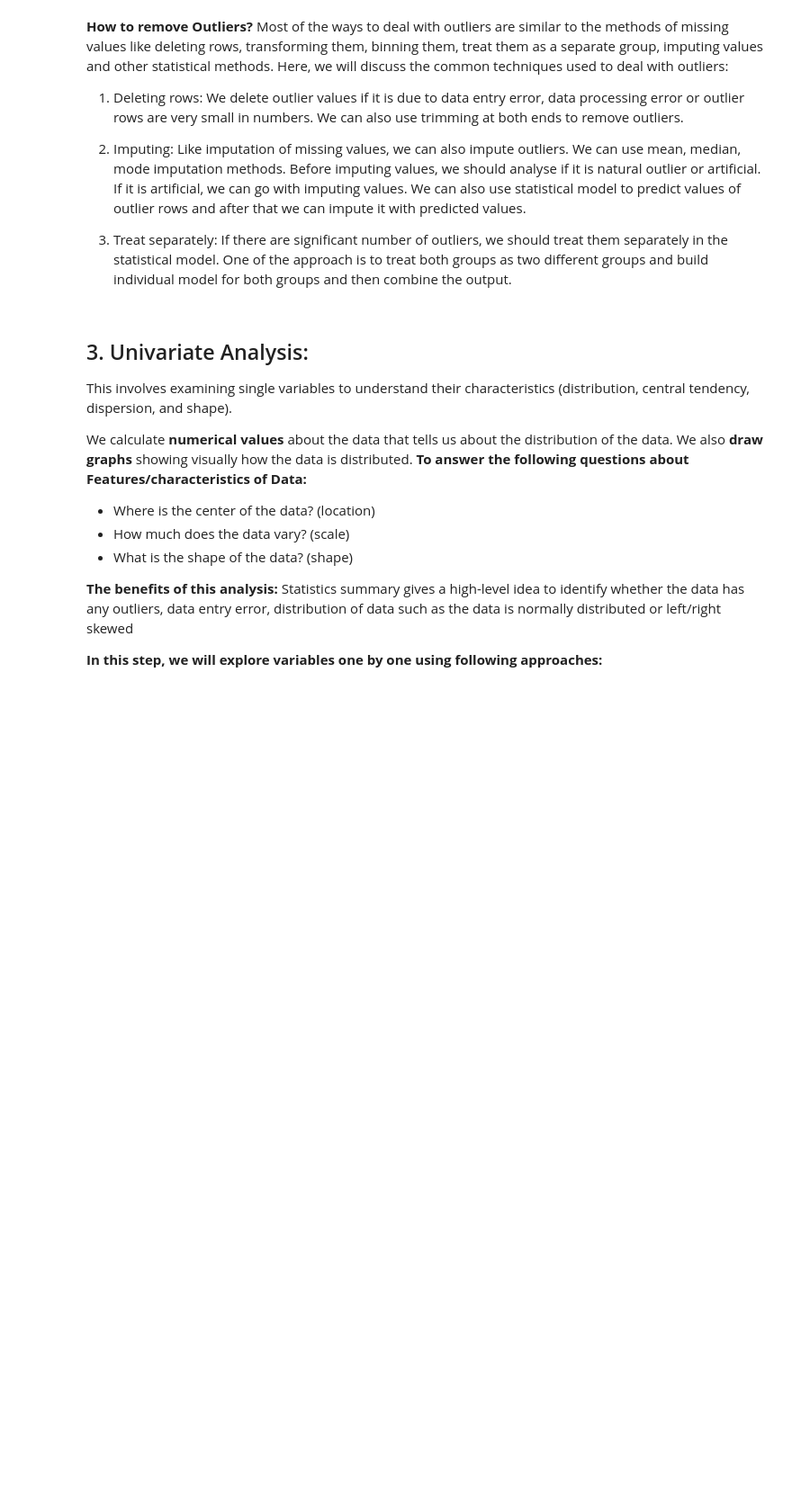
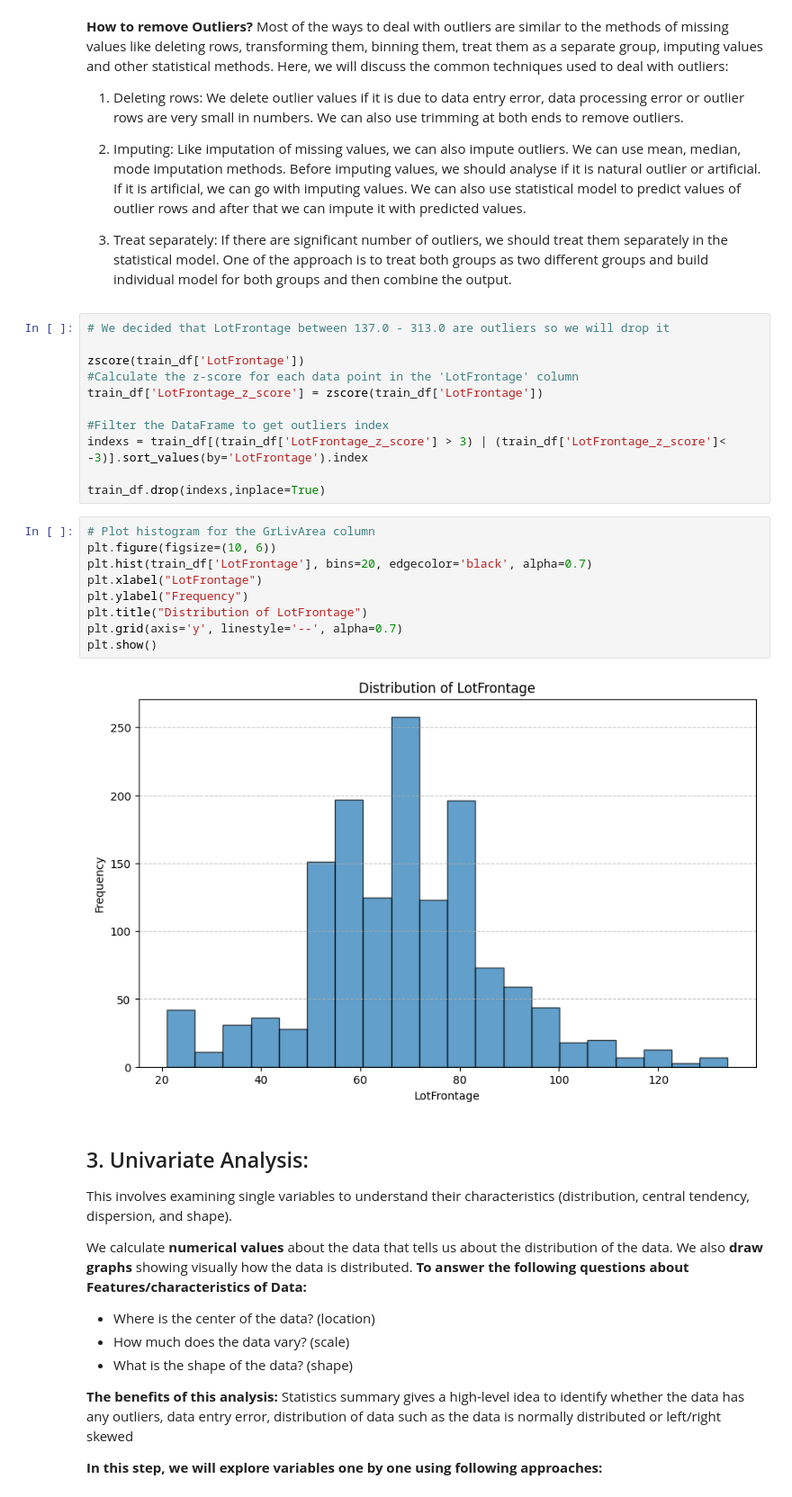
Before and after one commit to TMQ5/Project4, a Jupyter notebook: EDA explain template.ipynb, the cells around one changed output. Shown at 90% size. Saved outputs shown, nothing was run; the diff lists cells and outputs as text; blank space fills up the shorter version.

Commit message:
Eda for test data is done

```diff
--- a/EDA explain template.ipynb
+++ b/EDA explain template.ipynb
@@ -463,6 +735,28 @@ Most of the ways to deal with outliers are similar to the methods of missing val
 2. Imputing: Like imputation of missing values, we can also impute outliers. We can use mean, median, mode imputation methods. Before imputing values, we should analyse if it is natural outlier or artificial. If it is artificial, we can go with imputing values. We can also use statistical model to predict values of outlier rows and after that we can impute it with predicted values.
 
 3. Treat separately: If there are significant number of outliers, we should treat them separately in the statistical model. One of the approach is to treat both groups as two different groups and build individual model for both groups and then combine the output.
+# %%
+# We decided that LotFrontage between 137.0 - 313.0 are outliers so we will drop it
+
+zscore(train_df['LotFrontage'])
+#Calculate the z-score for each data point in the 'LotFrontage' column
+train_df['LotFrontage_z_score'] = zscore(train_df['LotFrontage'])
+
+#Filter the DataFrame to get outliers index
+indexs = train_df[(train_df['LotFrontage_z_score'] > 3) | (train_df['LotFrontage_z_score']< -3)].sort_values(by='LotFrontage').index
+
+train_df.drop(indexs,inplace=True)
+# %%
+# Plot histogram for the GrLivArea column
+plt.figure(figsize=(10, 6))
+plt.hist(train_df['LotFrontage'], bins=20, edgecolor='black', alpha=0.7)
+plt.xlabel("LotFrontage")
+plt.ylabel("Frequency")
+plt.title("Distribution of LotFrontage")
+plt.grid(axis='y', linestyle='--', alpha=0.7)
+plt.show()
+# %% [output]
+[figure, added]
 # %% [markdown]
 ## 3. Univariate Analysis:
 
```
Also changed, not shown: parts of 61 cells of this notebook, 3 other files.
